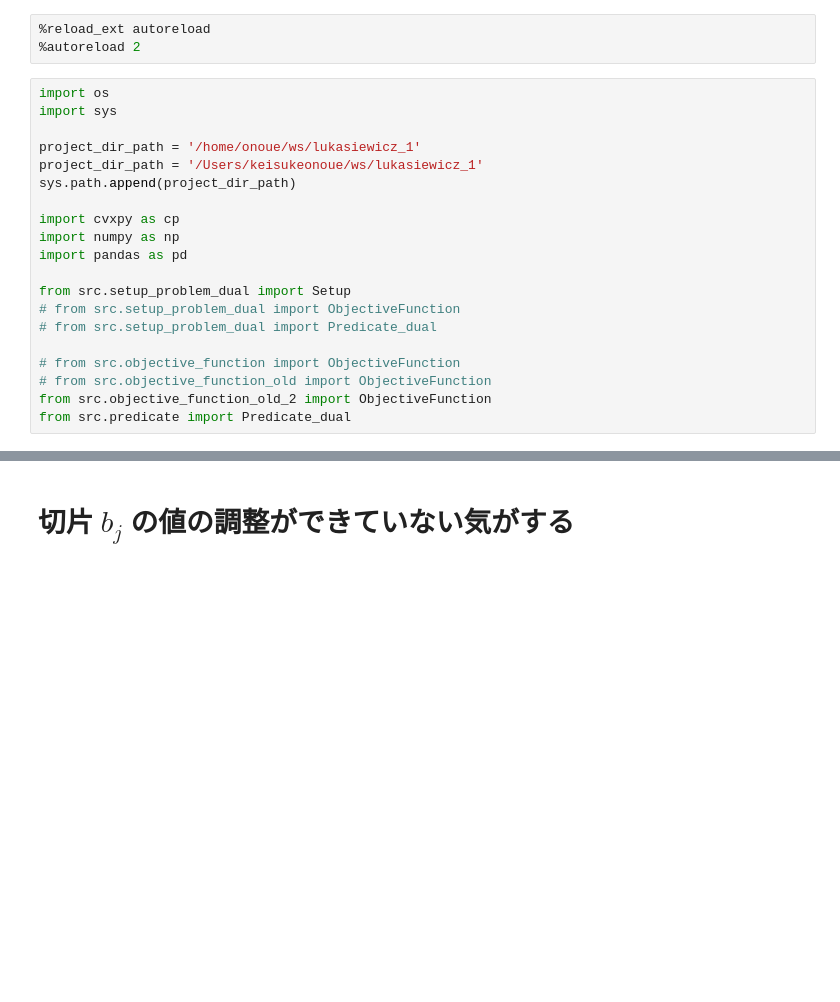
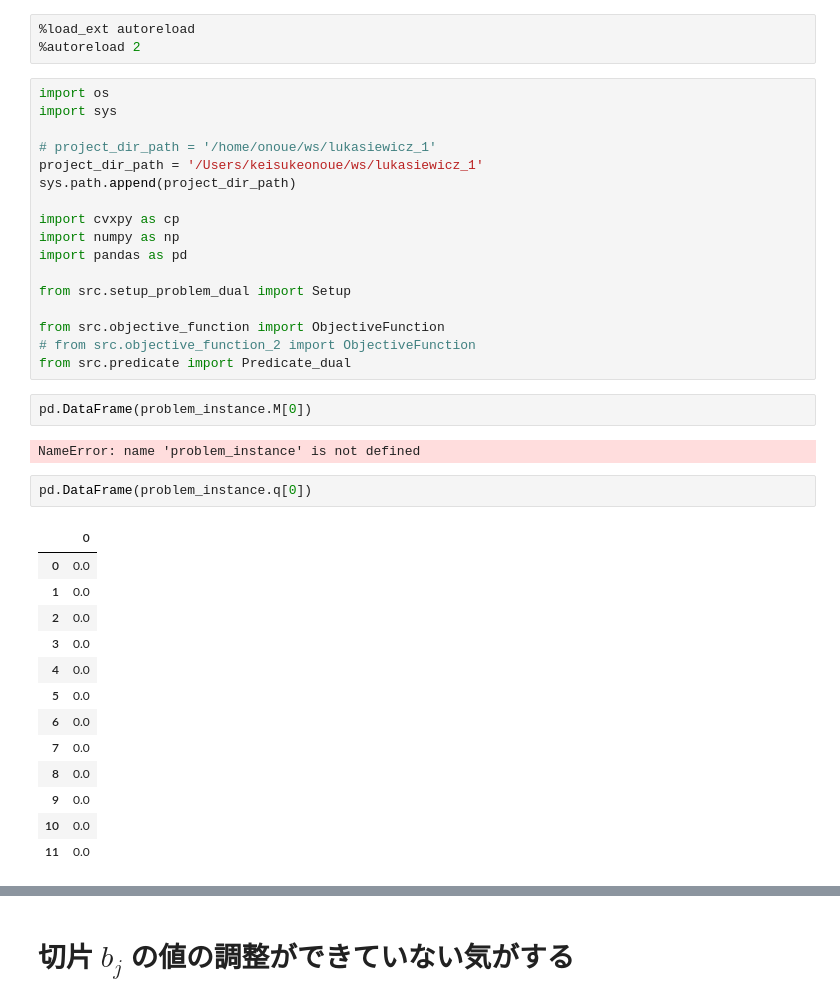
Before and after one commit to k-onoue/lukasiewicz_1, a Jupyter notebook: notebooks/setup_dual.ipynb, the cells around one changed output, grey strips where cells are left out. Drawn from its saved outputs; the diff is of its cells as text; blank space fills up the shorter version.

```diff
--- a/notebooks/setup_dual.ipynb
+++ b/notebooks/setup_dual.ipynb
@@ -1,11 +1,11 @@
 # %%
-%reload_ext autoreload
+%load_ext autoreload
 %autoreload 2
 # %%
 import os
 import sys
 
-project_dir_path = '/home/onoue/ws/lukasiewicz_1'
+# project_dir_path = '/home/onoue/ws/lukasiewicz_1'
 project_dir_path = '/Users/keisukeonoue/ws/lukasiewicz_1'
 sys.path.append(project_dir_path)
 
@@ -14,13 +14,30 @@ import numpy as np
 import pandas as pd
 
 from src.setup_problem_dual import Setup
-# from src.setup_problem_dual import ObjectiveFunction
-# from src.setup_problem_dual import Predicate_dual
 
-# from src.objective_function import ObjectiveFunction
-# from src.objective_function_old import ObjectiveFunction
-from src.objective_function_old_2 import ObjectiveFunction
+from src.objective_function import ObjectiveFunction
+# from src.objective_function_2 import ObjectiveFunction
 from src.predicate import Predicate_dual
+# %%
+pd.DataFrame(problem_instance.M[0])
+# %% [output]
+NameError: name 'problem_instance' is not defined
+# %%
+pd.DataFrame(problem_instance.q[0])
+# %% [output]
+|  | 0 |
+| 0 | 0.0 |
+| 1 | 0.0 |
+| 2 | 0.0 |
+| 3 | 0.0 |
+| 4 | 0.0 |
+| 5 | 0.0 |
+| 6 | 0.0 |
+| 7 | 0.0 |
+| 8 | 0.0 |
+| 9 | 0.0 |
+| 10 | 0.0 |
+| 11 | 0.0 |
 # %%
 data_dir_path = "./../inputs/toy_data"
 
```
Also changed, not shown: parts of 4 cells of this notebook, 7 other files.
